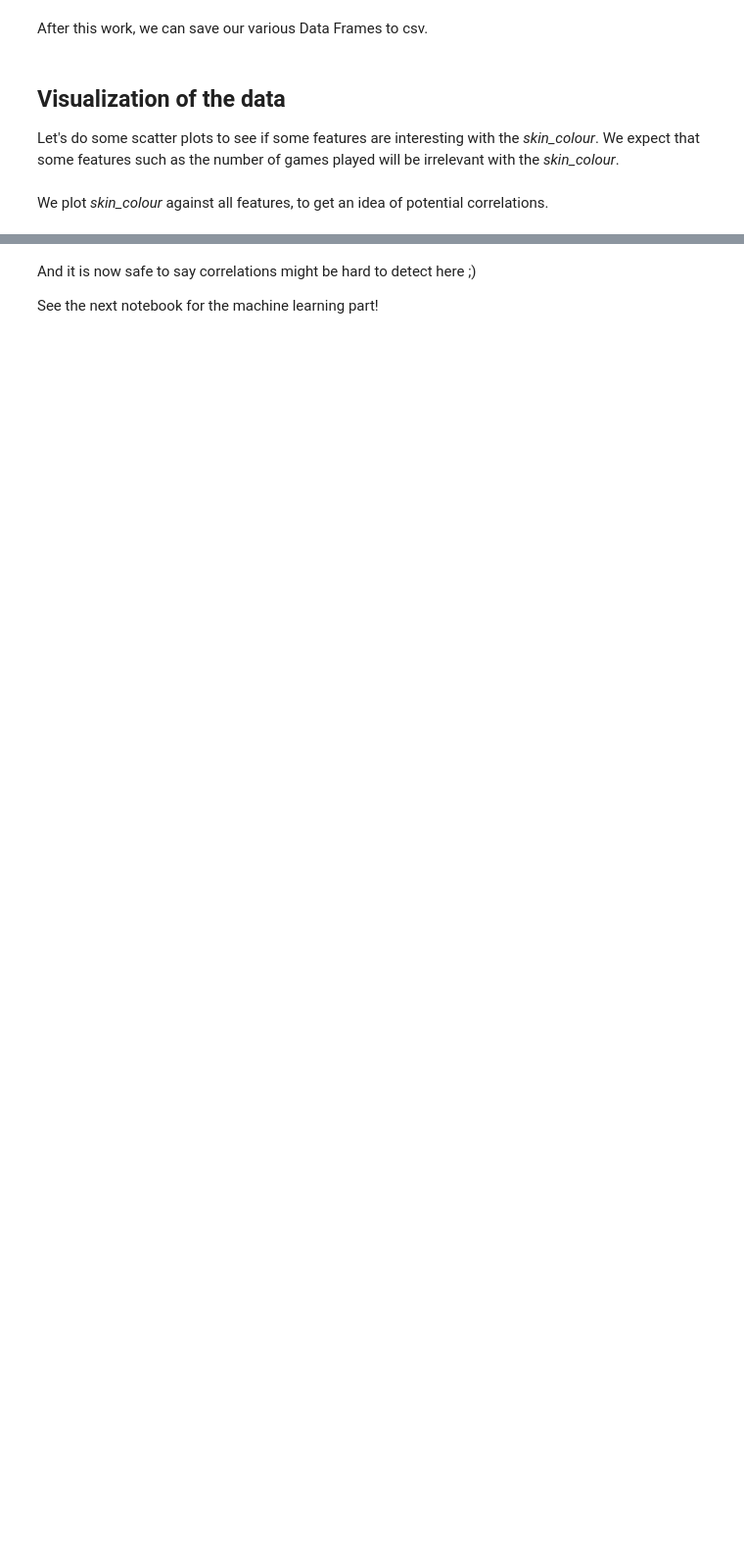
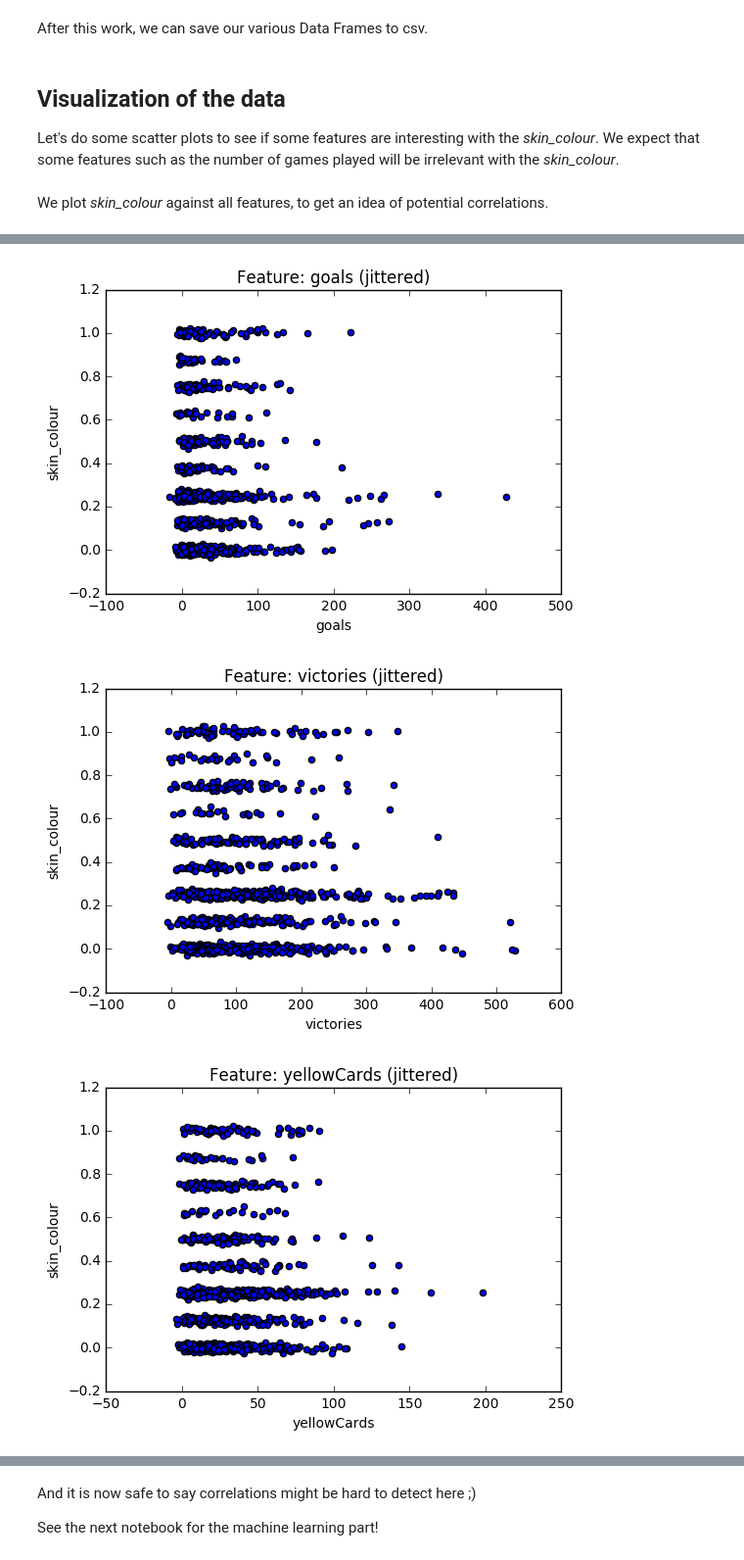
Before and after one commit to jmuth/ADA_homeworks, a Jupyter notebook: 04 - Applied ML/1_Analysis_and_Cleaning.ipynb, the cells around one changed output, grey strips where cells are left out. Shown at 98% size. Cells and saved outputs as stored; diff of their text form; code cells hidden in the pictures; blank space fills up the shorter version.

Commit message:
jittered

```diff
--- a/04 - Applied ML/1_Analysis_and_Cleaning.ipynb
+++ b/04 - Applied ML/1_Analysis_and_Cleaning.ipynb
@@ -472,12 +472,3 @@ for i in features_tmp:
         features.append(i)
 # %% [markdown]
 We plot *skin_colour* against all features, to get an idea of potential correlations.
-# %%
-for ftre in features:
-    if ftre not in non_numeric:
-        plt.figure()
-        plt.scatter(list(df_players_with_features_no_nan[ftre]), list(df_players_with_features_no_nan[label]))
-        plt.title('Feature: %s'%(ftre))
-        plt.xlabel(ftre)
-        plt.ylabel(label)
-        plt.show()
@@ -497,0 +475,20 @@ for ftre in features:
+# %%
+def rand_jitter(arr):
+    stdev = .01*(max(arr)-min(arr))
+    return arr + np.random.randn(len(arr)) * stdev
+
+def jitter(x, y, s=20, c='b', marker='o', cmap=None, norm=None, vmin=None, vmax=None, alpha=None, linewidths=None, verts=None, hold=None, **kwargs):
+    return plt.scatter(rand_jitter(x), rand_jitter(y), s=s, c=c, marker=marker, cmap=cmap, norm=norm, vmin=vmin, vmax=vmax, alpha=alpha, linewidths=linewidths, verts=verts, hold=hold, **kwargs)
+
+for ftre in features:
+    if ftre not in non_numeric:
+        plt.figure()
+        jitter(list(df_players_with_features_no_nan[ftre]), list(df_players_with_features_no_nan[label]))
+        plt.title('Feature: %s (jittered)'%(ftre))
+        plt.xlabel(ftre)
+        plt.ylabel(label)
+        plt.show()
+# %% [output]
+[figure, added]
+[figure, added]
+[figure, added]
```
Also changed, not shown: parts of 7 cells of this notebook, 6 other files.
